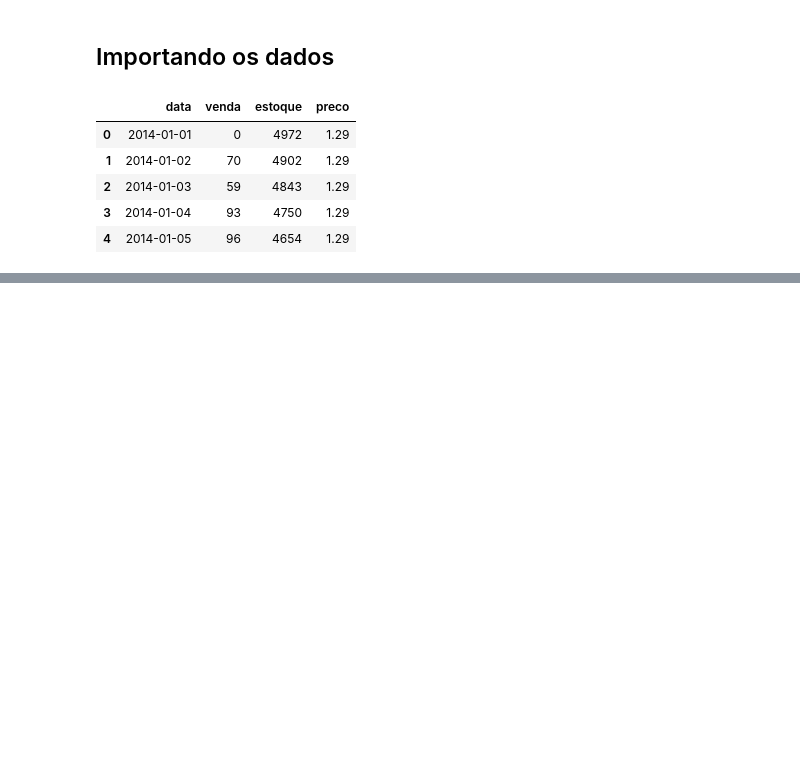
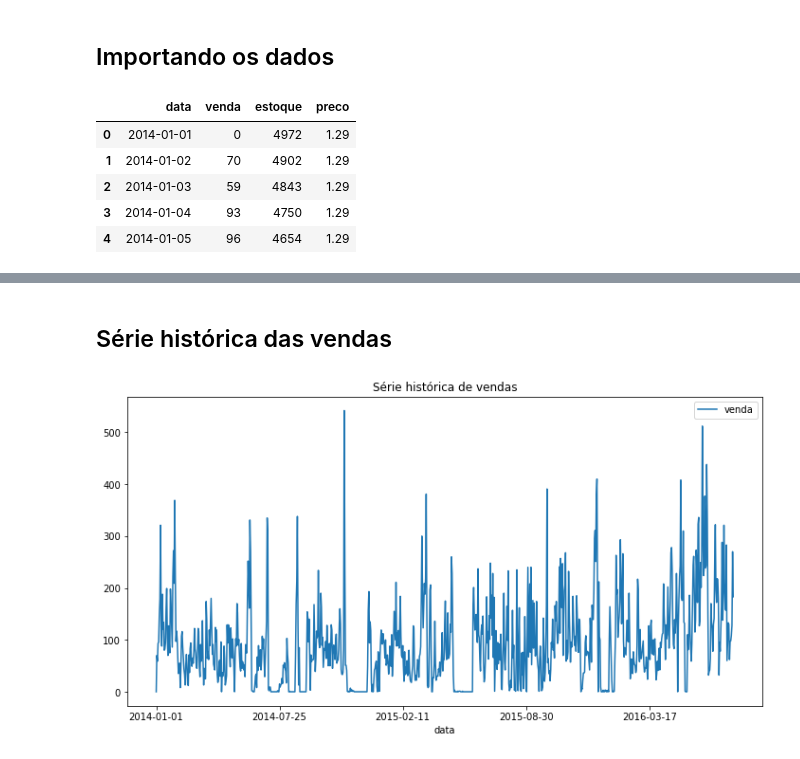
Before and after one commit to barbosarafael/DS_Avancado, a Jupyter notebook: Retail_Sales_Forecasting/notebook_of.ipynb, the cells around one changed output, grey strips where cells are left out. Drawn from its saved outputs; the diff is of its cells as text; code cells hidden in the pictures; blank space fills up the shorter version.

```diff
--- a/Retail_Sales_Forecasting/notebook_of.ipynb
+++ b/Retail_Sales_Forecasting/notebook_of.ipynb
@@ -34,0 +46,7 @@ dados.head()
+# %% [markdown]
+## Série histórica das vendas
+# %%
+_ = dados.plot(kind = "line", x = "data", y = "venda", figsize = (12, 6))
+_ = plt.title(label = "Série histórica de vendas")
+# %% [output]
+[figure, added]
```
Also changed, not shown: parts of 9 cells of this notebook, 5 other files.
